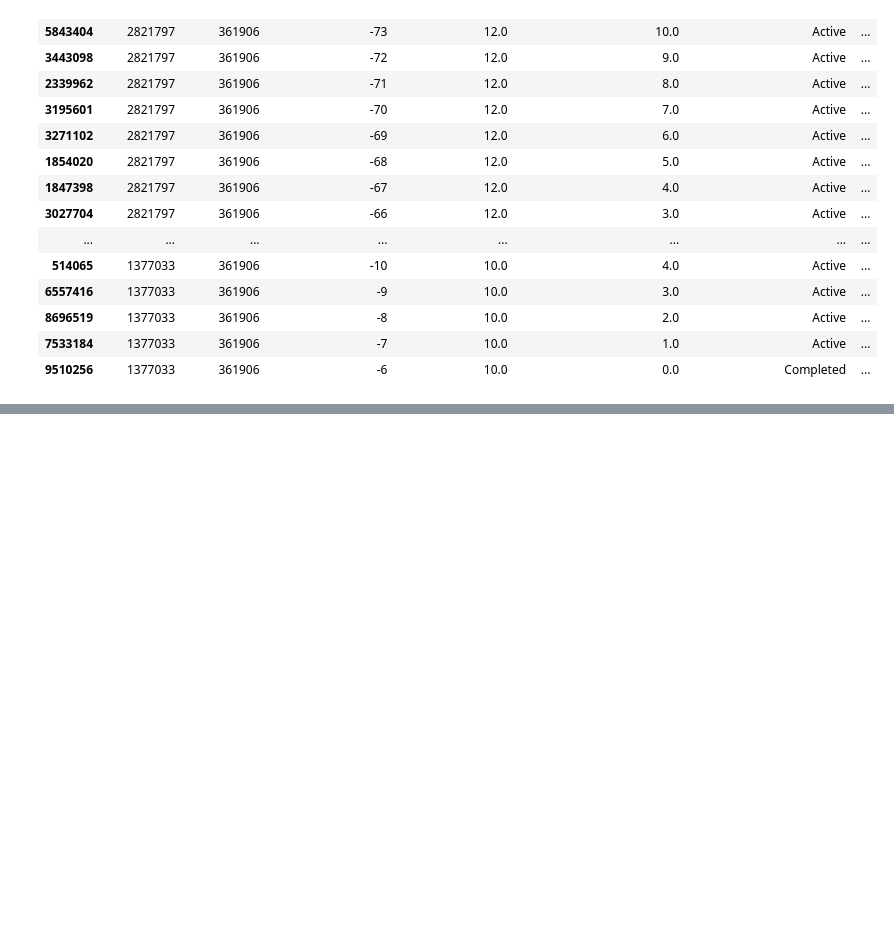
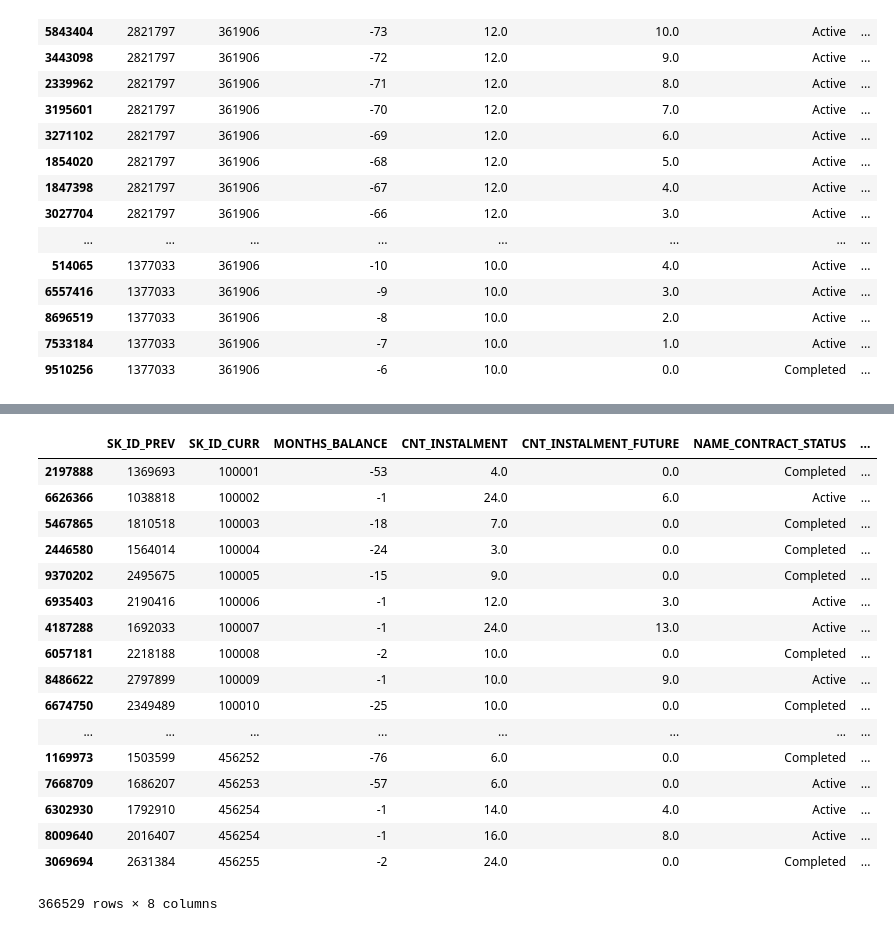
Before and after one commit to KazukiOnodera/Home-Credit-Default-Risk, a Jupyter notebook: py/EDA_004_POS_CASH_balance.ipynb, the cells around one changed output, grey strips where cells are left out. Cells and saved outputs as stored; diff of their text form; code cells hidden in the pictures; blank space fills up the shorter version.

```diff
--- a/py/EDA_004_POS_CASH_balance.ipynb
+++ b/py/EDA_004_POS_CASH_balance.ipynb
@@ -262,0 +284,21 @@ tmp
+# %%
+df[df['MONTHS_BALANCE']==df.groupby('SK_ID_CURR')['MONTHS_BALANCE'].transform(max)]
+# %% [output]
+|  | SK_ID_PREV | SK_ID_CURR | MONTHS_BALANCE | CNT_INSTALMENT | CNT_INSTALMENT_FUTURE | NAME_CONTRACT_STATUS | ... |
+| 2197888 | 1369693 | 100001 | -53 | 4.0 | 0.0 | Completed | ... |
+| 6626366 | 1038818 | 100002 | -1 | 24.0 | 6.0 | Active | ... |
+| 5467865 | 1810518 | 100003 | -18 | 7.0 | 0.0 | Completed | ... |
+| 2446580 | 1564014 | 100004 | -24 | 3.0 | 0.0 | Completed | ... |
+| 9370202 | 2495675 | 100005 | -15 | 9.0 | 0.0 | Completed | ... |
+| 6935403 | 2190416 | 100006 | -1 | 12.0 | 3.0 | Active | ... |
+| 4187288 | 1692033 | 100007 | -1 | 24.0 | 13.0 | Active | ... |
+| 6057181 | 2218188 | 100008 | -2 | 10.0 | 0.0 | Completed | ... |
+| 8486622 | 2797899 | 100009 | -1 | 10.0 | 9.0 | Active | ... |
+| 6674750 | 2349489 | 100010 | -25 | 10.0 | 0.0 | Completed | ... |
+| ... | ... | ... | ... | ... | ... | ... | ... |
+| 1169973 | 1503599 | 456252 | -76 | 6.0 | 0.0 | Completed | ... |
+| 7668709 | 1686207 | 456253 | -57 | 6.0 | 0.0 | Active | ... |
+| 6302930 | 1792910 | 456254 | -1 | 14.0 | 4.0 | Active | ... |
+| 8009640 | 2016407 | 456254 | -1 | 16.0 | 8.0 | Active | ... |
+| 3069694 | 2631384 | 456255 | -2 | 24.0 | 0.0 | Completed | ... |
+366529 rows × 8 columns
```
Also changed, not shown: parts of 7 cells of this notebook, 6 other files.
